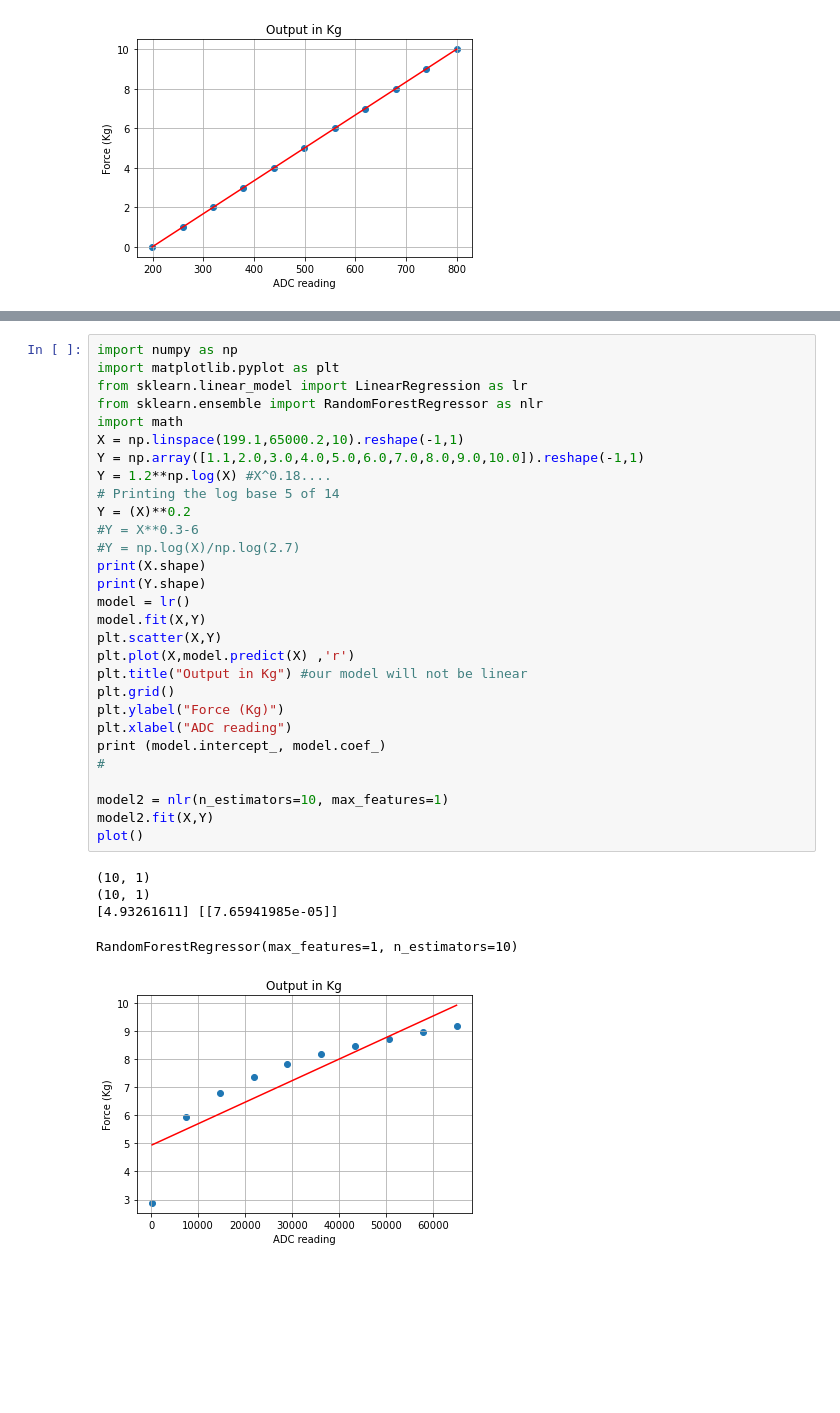
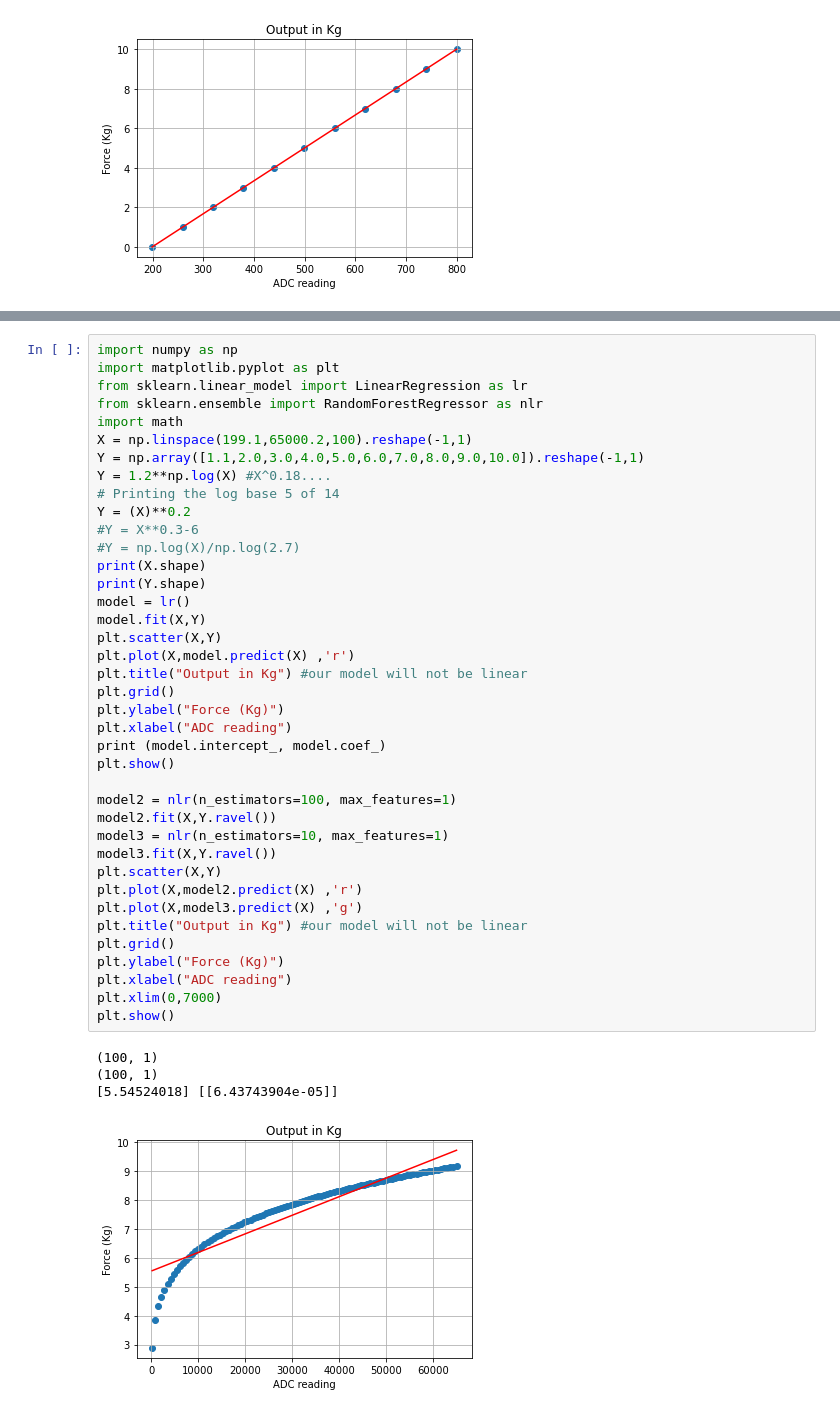
Before and after one commit to JinxDM/Capstone-Project, a Jupyter notebook: ADC conversion and calibration.ipynb, the cells around one changed output, grey strips where cells are left out. Saved outputs shown, nothing was run; the diff lists cells and outputs as text; blank space fills up the shorter version.

Commit message:
More tweaking of the toy model

```diff
--- a/ADC conversion and calibration.ipynb
+++ b/ADC conversion and calibration.ipynb
@@ -44,35 +44,44 @@ print (model.intercept_, model.coef_)
 # %%
 import numpy as np
 import matplotlib.pyplot as plt
 from sklearn.linear_model import LinearRegression as lr
 from sklearn.ensemble import RandomForestRegressor as nlr
 import math
-X = np.linspace(199.1,65000.2,10).reshape(-1,1)
+X = np.linspace(199.1,65000.2,100).reshape(-1,1)
 Y = np.array([1.1,2.0,3.0,4.0,5.0,6.0,7.0,8.0,9.0,10.0]).reshape(-1,1)
 Y = 1.2**np.log(X) #X^0.18....
 # Printing the log base 5 of 14
 Y = (X)**0.2
 #Y = X**0.3-6
 #Y = np.log(X)/np.log(2.7)
 print(X.shape)
 print(Y.shape)
 model = lr()
 model.fit(X,Y)
 plt.scatter(X,Y)
 plt.plot(X,model.predict(X) ,'r')
 plt.title("Output in Kg") #our model will not be linear
 plt.grid()
 plt.ylabel("Force (Kg)")
 plt.xlabel("ADC reading")
 print (model.intercept_, model.coef_)
-#
+plt.show()
 
-model2 = nlr(n_estimators=10, max_features=1)
-model2.fit(X,Y)
-plot()
+model2 = nlr(n_estimators=100, max_features=1)
+model2.fit(X,Y.ravel())
+model3 = nlr(n_estimators=10, max_features=1)
+model3.fit(X,Y.ravel())
+plt.scatter(X,Y)
+plt.plot(X,model2.predict(X) ,'r')
+plt.plot(X,model3.predict(X) ,'g')
+plt.title("Output in Kg") #our model will not be linear
+plt.grid()
+plt.ylabel("Force (Kg)")
+plt.xlabel("ADC reading")
+plt.xlim(0,7000)
+plt.show()
 # %% [output]
-(10, 1)
-(10, 1)
-[4.93261611] [[7.65941985e-05]]
+(100, 1)
+(100, 1)
+[5.54524018] [[6.43743904e-05]]
-RandomForestRegressor(max_features=1, n_estimators=10)
-[figure, old version]
+[figure, new version]
```
Also changed, not shown: parts of 1 cell of this notebook.
